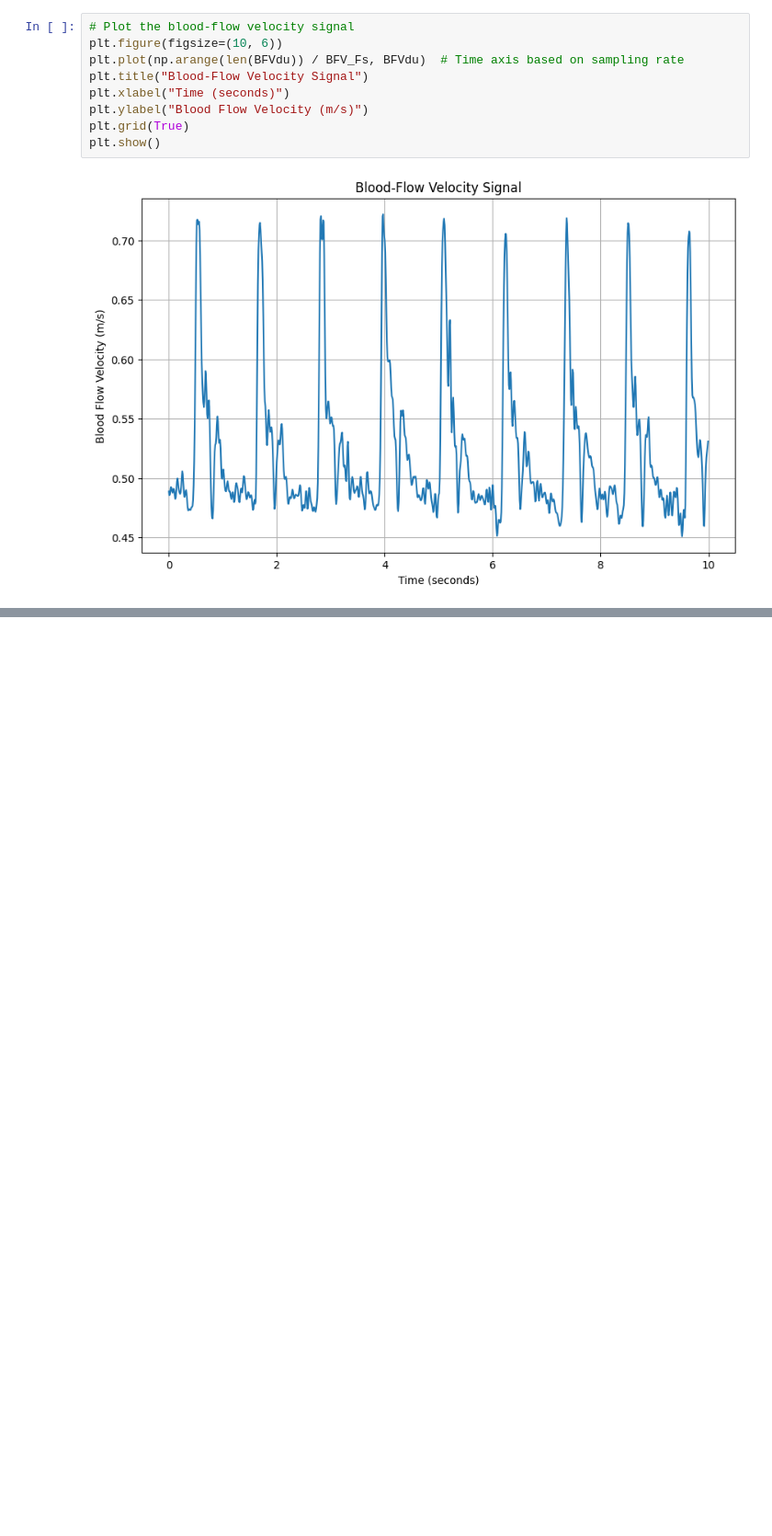
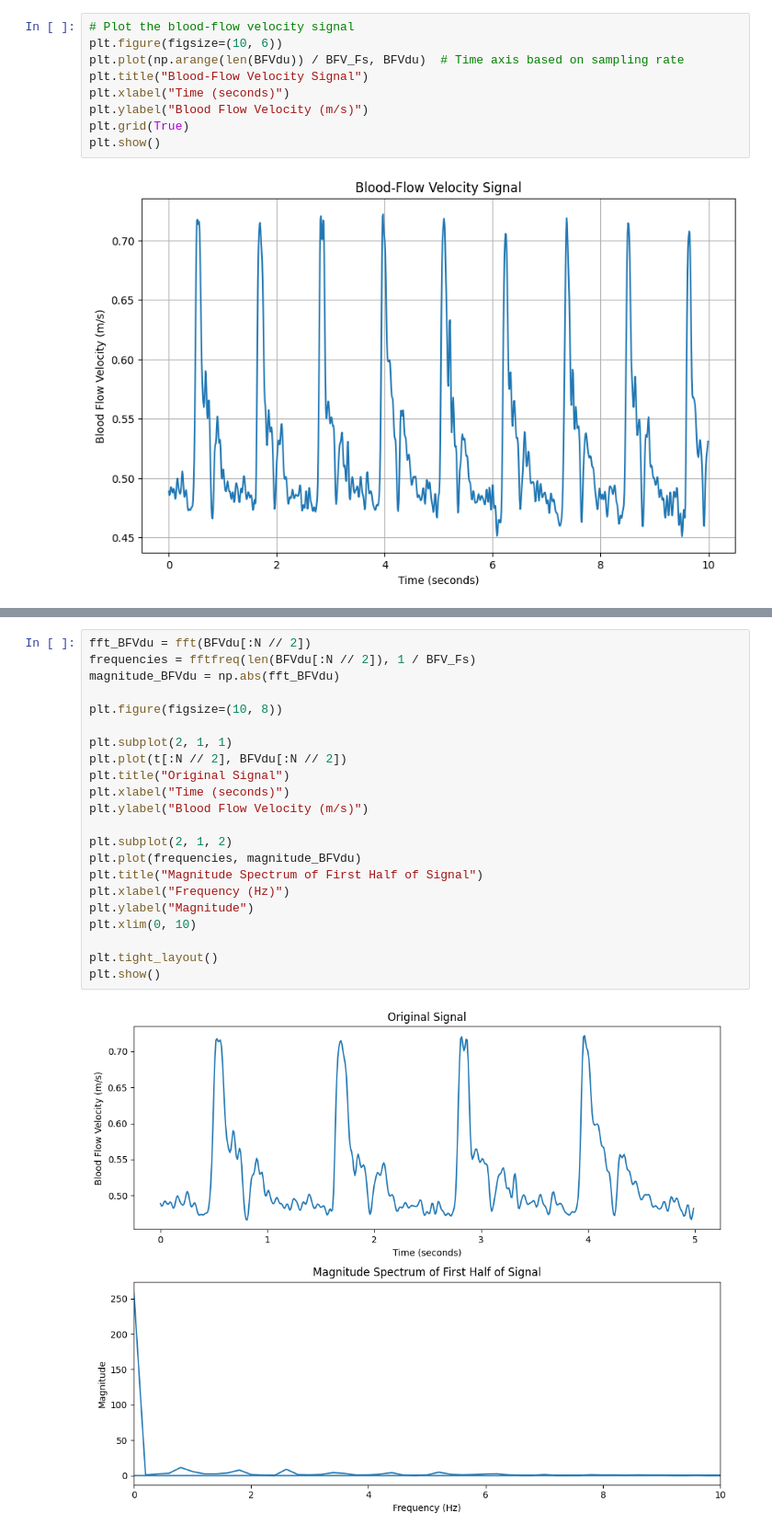
Before and after one commit to andrewderango/3A03, a Jupyter notebook: assignment3/part_a.ipynb, the cells around one changed output, grey strips where cells are left out. Shown at 92% size. Saved outputs shown, nothing was run; the diff lists cells and outputs as text; blank space fills up the shorter version.

```diff
--- a/assignment3/part_a.ipynb
+++ b/assignment3/part_a.ipynb
@@ -62,0 +78,24 @@ Text(0, 0.5, 'Magnitude')
+# %%
+fft_BFVdu = fft(BFVdu[:N // 2])
+frequencies = fftfreq(len(BFVdu[:N // 2]), 1 / BFV_Fs)
+magnitude_BFVdu = np.abs(fft_BFVdu)
+
+plt.figure(figsize=(10, 8))
+
+plt.subplot(2, 1, 1)
+plt.plot(t[:N // 2], BFVdu[:N // 2])
+plt.title("Original Signal")
+plt.xlabel("Time (seconds)")
+plt.ylabel("Blood Flow Velocity (m/s)")
+
+plt.subplot(2, 1, 2)
+plt.plot(frequencies, magnitude_BFVdu)
+plt.title("Magnitude Spectrum of First Half of Signal")
+plt.xlabel("Frequency (Hz)")
+plt.ylabel("Magnitude")
+plt.xlim(0, 10)
+
+plt.tight_layout()
+plt.show()
+# %% [output]
+[figure, added]
```
Also changed, not shown: parts of 4 cells of this notebook.
